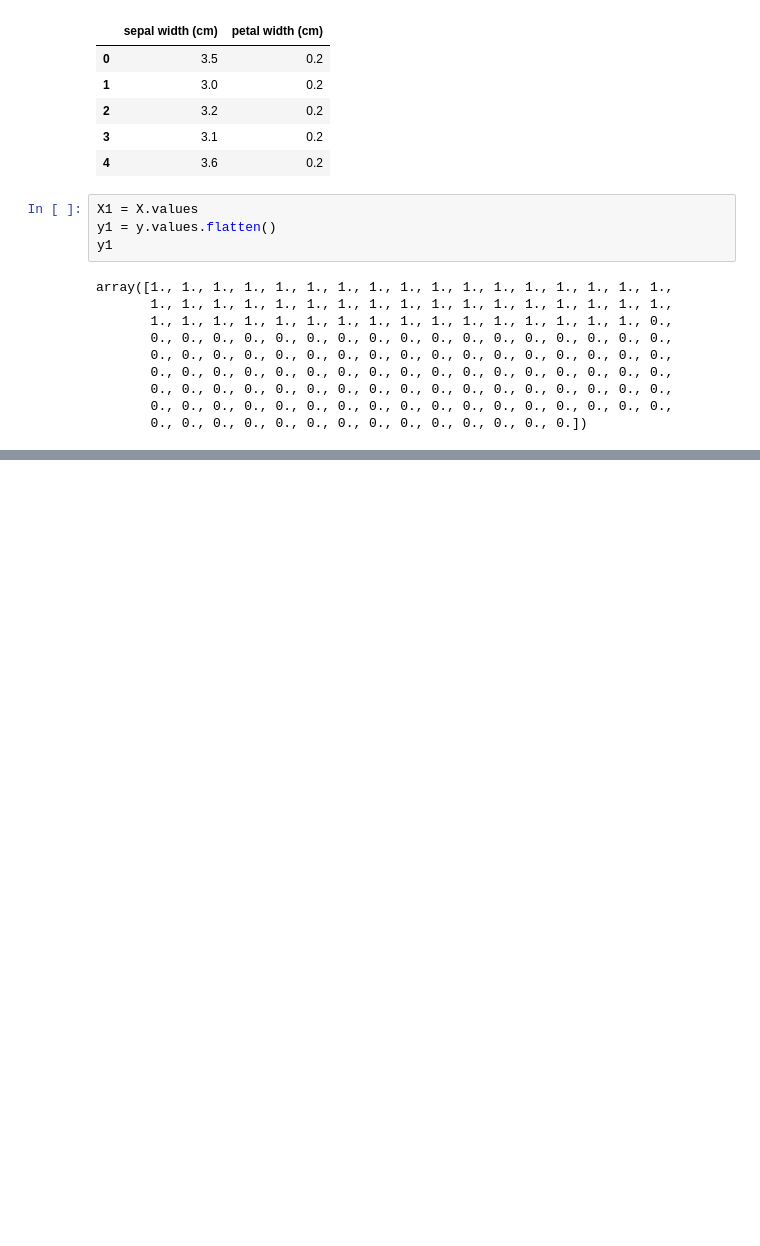
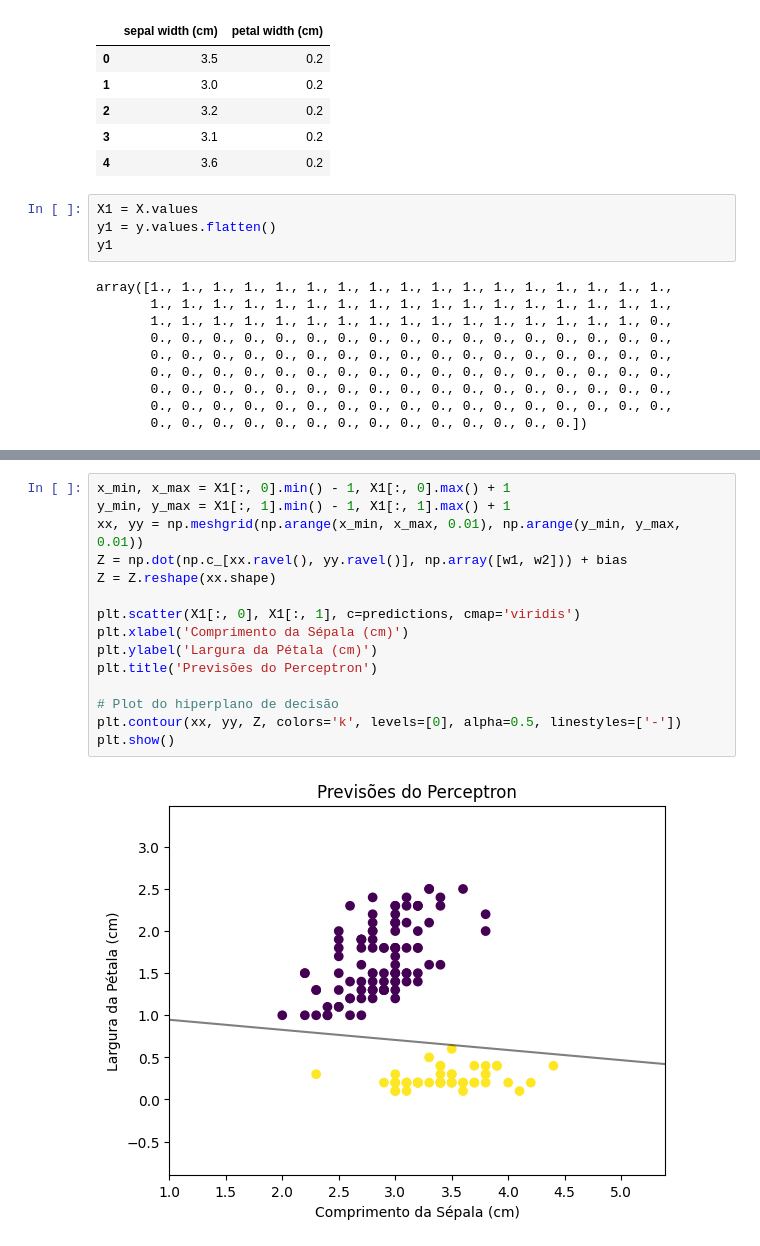
Before and after one commit to Samuelsnv2/Deep-Learning-studies, a Jupyter notebook: Perceptron/perceptron_implementation.ipynb, the cells around one changed output, grey strips where cells are left out. Drawn from its saved outputs; the diff is of its cells as text; blank space fills up the shorter version.

```diff
--- a/Perceptron/perceptron_implementation.ipynb
+++ b/Perceptron/perceptron_implementation.ipynb
@@ -131,0 +148,17 @@ AttributeError: 'str' object has no attribute 'astype'
+# %%
+x_min, x_max = X1[:, 0].min() - 1, X1[:, 0].max() + 1
+y_min, y_max = X1[:, 1].min() - 1, X1[:, 1].max() + 1
+xx, yy = np.meshgrid(np.arange(x_min, x_max, 0.01), np.arange(y_min, y_max, 0.01))
+Z = np.dot(np.c_[xx.ravel(), yy.ravel()], np.array([w1, w2])) + bias
+Z = Z.reshape(xx.shape)
+
+plt.scatter(X1[:, 0], X1[:, 1], c=predictions, cmap='viridis')
+plt.xlabel('Comprimento da Sépala (cm)')
+plt.ylabel('Largura da Pétala (cm)')
+plt.title('Previsões do Perceptron')
+
+# Plot do hiperplano de decisão
+plt.contour(xx, yy, Z, colors='k', levels=[0], alpha=0.5, linestyles=['-'])
+plt.show()
+# %% [output]
+[figure, added]
```
Also changed, not shown: parts of 6 cells of this notebook.
